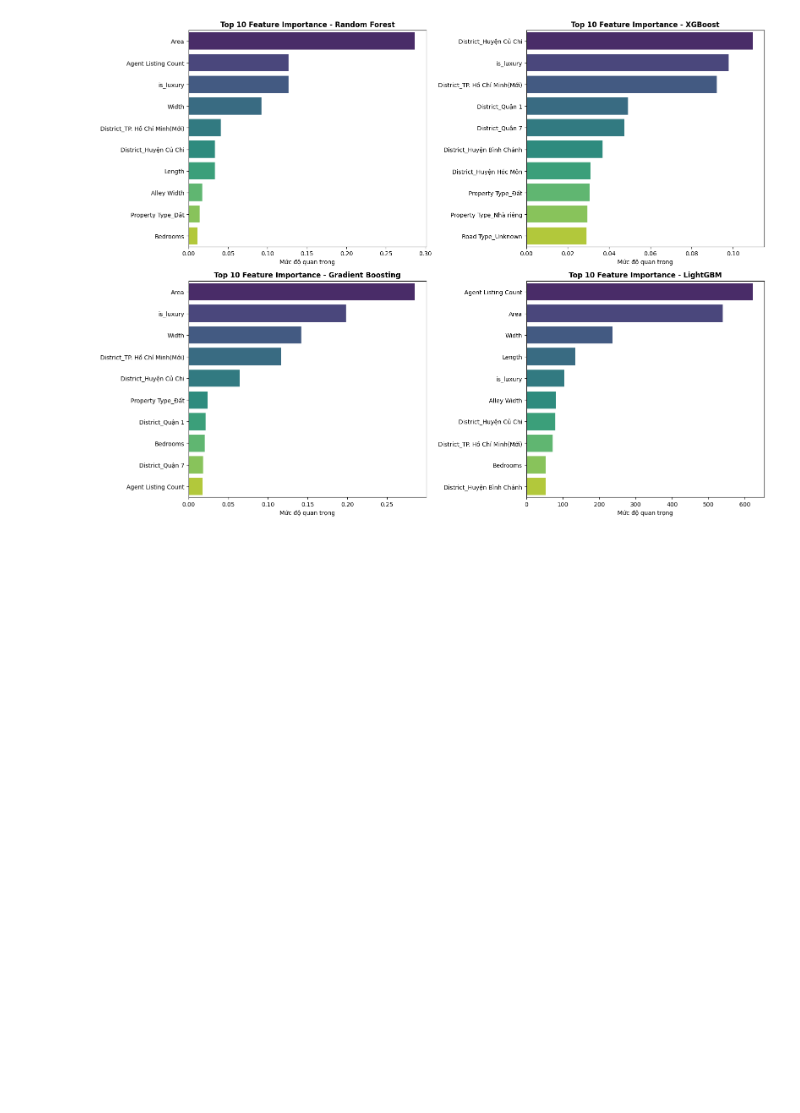
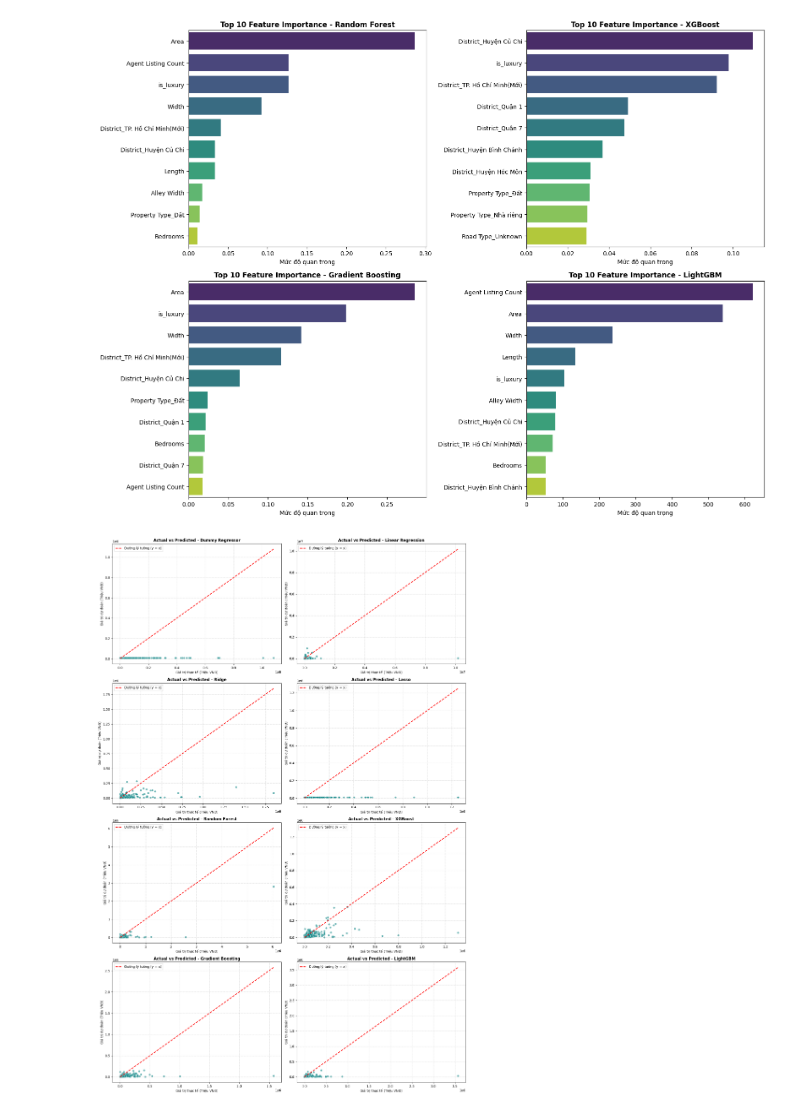
Before and after one commit to Treapling/Nhom20, a Jupyter notebook: notebooks/Model_Comparison/Model_Comparison.ipynb, the cells around one changed output. Drawn from its saved outputs; the diff is of its cells as text; code cells hidden in the pictures; blank space fills up the shorter version.

Commit message:
gop cac cell trong ModelComparision lai cho gon, bo sung notebook test cach lam cua Entropy

```diff
--- a/notebooks/Model_Comparison/Model_Comparison.ipynb
+++ b/notebooks/Model_Comparison/Model_Comparison.ipynb
@@ -336,5 +338,6 @@ else:
 # %%
-# Bổ sung khai báo advanced_models lấy từ all_models ở Cell 5
+# Gộp biểu đồ quan trọng nhất vào một cell để notebook ngắn hơn
+# Phần 1: Top 10 Feature Importance của 4 mô hình mạnh nhất
 advanced_models = {
     'Random Forest': all_models['Random Forest'],
     'XGBoost': all_models['XGBoost'],
@@ -342,38 +345,90 @@ advanced_models = {
     'LightGBM': all_models['LightGBM']
 }
 
-# Cấu hình subplot 2x2
 fig, axes = plt.subplots(2, 2, figsize=(16, 12))
 axes = axes.flatten()
 
 for idx, (name, model) in enumerate(advanced_models.items()):
-    # Lấy feature importance từ thuộc tính mô hình
     importances = model.feature_importances_
     feature_names = X_train.columns
 
-    # Tạo DataFrame để sắp xếp và chọn ra top 10
     df_importance = pd.DataFrame({
         'Feature': feature_names,
         'Importance': importances
     }).sort_values(by='Importance', ascending=False).head(10)
 
-    # Vẽ biểu đồ thanh ngang
     sns.barplot(
         x='Importance',
         y='Feature',
         data=df_importance,
         ax=axes[idx],
         palette='viridis',
         hue='Feature',
         legend=False
     )
     axes[idx].set_title(f'Top 10 Feature Importance - {name}', fontsize=12, fontweight='bold')
     axes[idx].set_xlabel('Mức độ quan trọng')
     axes[idx].set_ylabel('')
 
 plt.tight_layout()
-# Lưu biểu đồ vào folder kết quả
 plt.savefig('./results/model_comparison/top_10_feature_importance.png', dpi=300)
 plt.show()
+
+# Phần 2: Actual vs Predicted cho cả 8 mô hình
+fig, axes = plt.subplots(4, 2, figsize=(16, 24))
+axes = axes.flatten()
+
+for idx, (name, pred_actual) in enumerate(predictions_dict.items()):
+    sample_size = min(1000, len(y_test_actual))
+    sample_idx = np.random.choice(len(y_test_actual), sample_size, replace=False)
+
+    actual_sampled = y_test_actual.iloc[sample_idx] if isinstance(y_test_actual, pd.Series) else y_test_actual[sample_idx]
+    pred_sampled = pred_actual[sample_idx]
+
+    sns.scatterplot(x=actual_sampled, y=pred_sampled, alpha=0.6, ax=axes[idx], color='teal')
+
+    max_val = max(actual_sampled.max(), pred_sampled.max())
+    min_val = min(actual_sampled.min(), pred_sampled.min())
+    axes[idx].plot([min_val, max_val], [min_val, max_val], 'r--', lw=2, label='Đường lý tưởng (y = x)')
+
+    axes[idx].set_title(f'Actual vs Predicted - {name}', fontsize=12, fontweight='bold')
+    axes[idx].set_xlabel('Giá trị thực tế (Triệu VNĐ)')
+    axes[idx].set_ylabel('Giá trị dự đoán (Triệu VNĐ)')
+    axes[idx].legend()
+    axes[idx].grid(True, linestyle='--', alpha=0.5)
+
+plt.tight_layout()
+plt.savefig('./results/model_comparison/actual_vs_predicted.png', dpi=300)
+plt.show()
+
+# Phần 3: Đánh giá clipping trên các mô hình tiêu biểu
+from sklearn.metrics import mean_absolute_error
+
+def evaluate_clipping(model_name, model, X_test, y_test_actual):
+    raw_log_pred = model.predict(X_test)
+    num_clipped = np.sum(raw_log_pred > 25)
+
+    try:
+        with np.errstate(over='ignore'):
+            raw_actual_pred = np.expm1(raw_log_pred)
+            valid_mask = np.isfinite(raw_actual_pred)
+            mae_before = mean_absolute_error(y_test_actual[valid_mask], raw_actual_pred[valid_mask])
+            if not np.all(valid_mask):
+                print(f"  [!] Có {np.sum(~valid_mask)} giá trị bị tràn số tới vô cực (inf) trước clipping.")
+    except Exception:
+        mae_before = float('inf')
+
+    clipped_log_pred = np.clip(raw_log_pred, a_min=0, a_max=25)
+    clipped_actual_pred = np.expm1(clipped_log_pred)
+    mae_after = mean_absolute_error(y_test_actual, clipped_actual_pred)
+
+    print(f"--- ĐÁNH GIÁ CLIPPING: {model_name} ---")
+    print(f"Số lượng dự báo bị Clipping (>25): {num_clipped}")
+    print(f"MAE TRƯỚC Clipping: {mae_before:,.2f} (Triệu VNĐ)")
+    print(f"MAE SAU Clipping  : {mae_after:,.2f} (Triệu VNĐ)\n")
+
+evaluate_clipping("Linear Regression", all_models["Linear Regression"], X_test, y_test_actual)
+evaluate_clipping("XGBoost", all_models["XGBoost"], X_test, y_test_actual)
 # %% [output]
 [figure]
+[figure, added]
```
Also changed, not shown: parts of 12 cells of this notebook, 6 other files.
